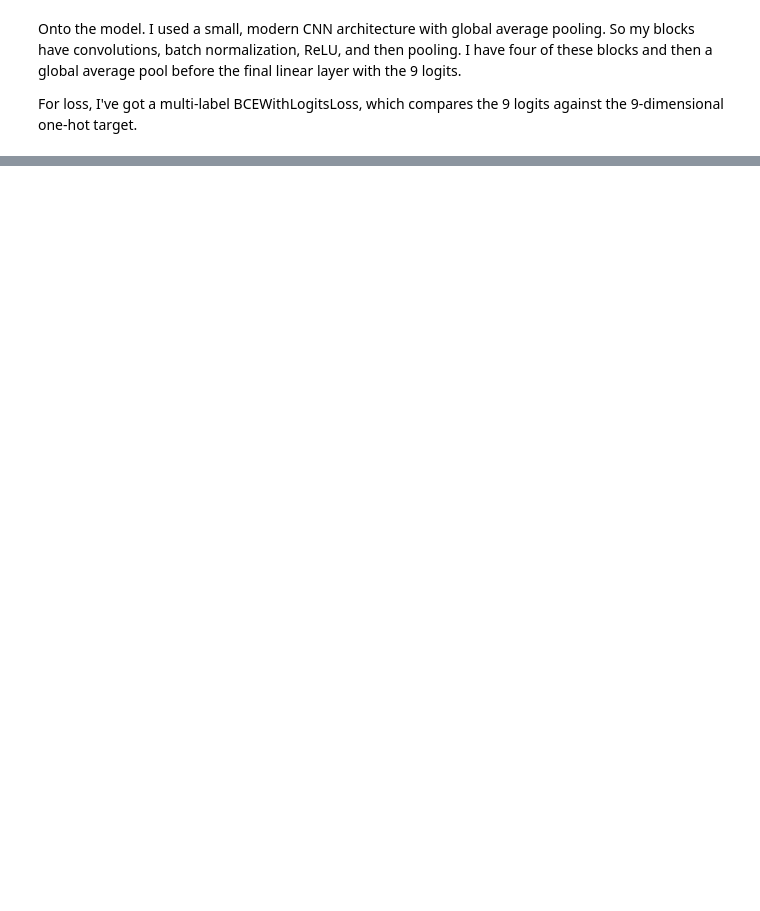
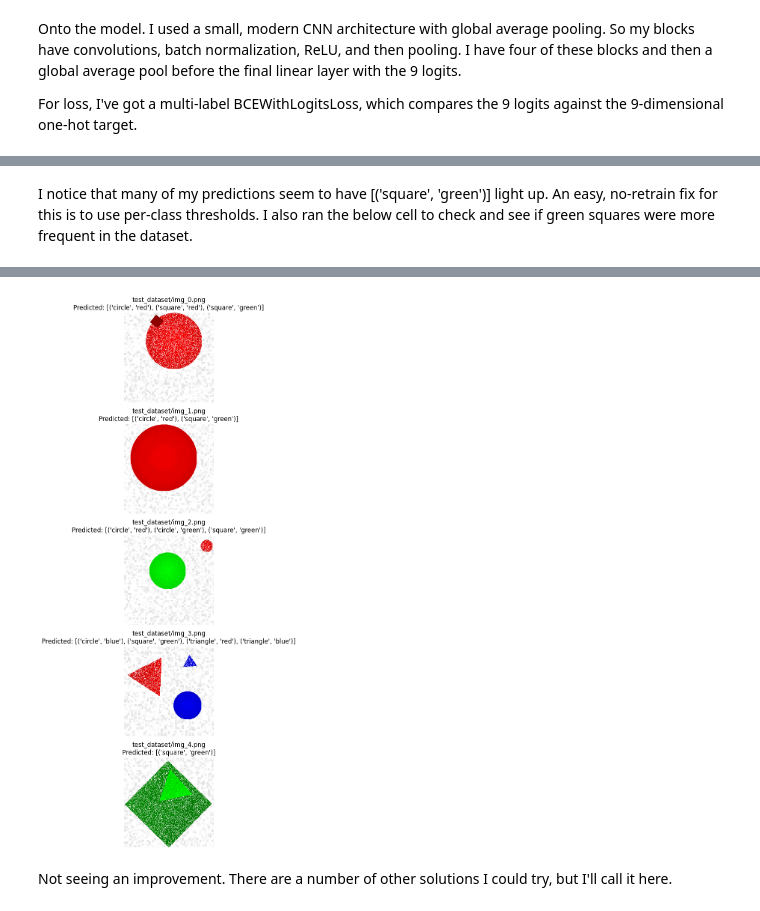
Before and after one commit to ojas-mediratta/kaggle-competitions, a Jupyter notebook: all_shapes_and_colors/ojas_mediratta_kodiak.ipynb, the cells around one changed output, grey strips where cells are left out. Cells and saved outputs as stored; diff of their text form; code cells hidden in the pictures; blank space fills up the shorter version.

```diff
--- a/all_shapes_and_colors/ojas_mediratta_kodiak.ipynb
+++ b/all_shapes_and_colors/ojas_mediratta_kodiak.ipynb
@@ -381,0 +466,65 @@ for epoch in range(1, EPOCHS+1):
+# %% [markdown]
+I notice that many of my predictions seem to have [('square', 'green')] light up. An easy, no-retrain fix for this is to use per-class thresholds. I also ran the below cell to check and see if green squares were more frequent in the dataset.
+# %%
+# Check class frequency in training data
+pair_counts = {pair: 0 for pair in PAIR_TO_IDX.keys()}
+
+for idx in range(len(train_df)):
+    label_str = train_df.iloc[idx]["label"]
+    pairs = parse_label_string(label_str)
+    for shape, color in pairs:
+        key = f"{shape}_{color}"
+        pair_counts[key] += 1
+
+print("Class frequencies in training data:")
+total_samples = len(train_df)
+for pair, count in sorted(pair_counts.items(), key=lambda x: x[1], reverse=True):
+    freq = count / total_samples
+    print(f"{pair}: {count} ({freq:.3f})")
+
+# calculate per-class thresholds based on frequency
+# more frequent classes get higher thresholds to reduce false positives
+frequencies = np.array([pair_counts[IDX_TO_PAIR[i]] for i in range(9)]) / total_samples
+base_thresh = 0.5
+# adjust thresholds: frequent classes get higher thresholds
+freq_multiplier = frequencies / frequencies.mean()
+per_class_thresholds = base_thresh * freq_multiplier
+per_class_thresholds = np.clip(per_class_thresholds, 0.3, 0.8)  # reasonable bounds
+
+print(f"\nPer-class thresholds:")
+for i, thresh in enumerate(per_class_thresholds):
+    pair = IDX_TO_PAIR[i]
+    print(f"{pair}: {thresh:.3f}")
+
+# function to decode using per-class thresholds
+def decode_logits_adaptive(logits_row, thresholds):
+    """
+    Decode logits using per-class thresholds.
+    """
+    probs = torch.sigmoid(logits_row)
+    pairs = []
+    for i, (prob, thresh) in enumerate(zip(probs, thresholds)):
+        if prob > thresh:
+            pair = IDX_TO_PAIR[i]
+            shape, color = pair.split("_")
+            pairs.append((shape, color))
+    return pairs
+
+# generate new submission with adaptive thresholds
+rows_adaptive = []
+with torch.no_grad():
+    model.eval()
+    for images, paths in test_loader:
+        images = images.to(device)
+        logits = model(images)  # [B, 9]
+        for i in range(logits.size(0)):
+            pairs = decode_logits_adaptive(logits[i], per_class_thresholds)
+            label_str = format_pairs_python_literal(pairs)
+            rows_adaptive.append({"path": paths[i], "label": label_str})
+
+submission_adaptive = pd.DataFrame(rows_adaptive, columns=["path", "label"])
+submission_adaptive.to_csv("submission.csv", index=False)
+
+# Example: show 5 test samples
+show_predictions(test_ds, submission, n=5)
+# %% [output]
@@ -381,0 +548,3 @@ for epoch in range(1, EPOCHS+1):
+[figure, added]
+# %% [markdown]
+Not seeing an improvement. There are a number of other solutions I could try, but I'll call it here.
```
Also changed, not shown: parts of 7 cells of this notebook, 2 other files.
